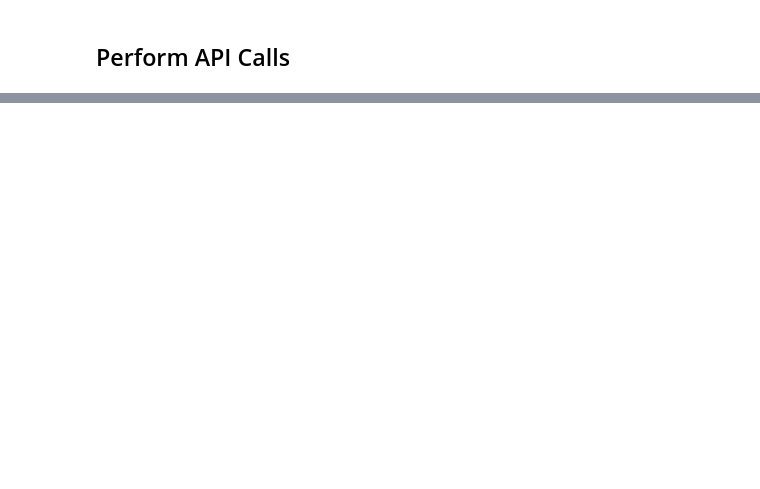
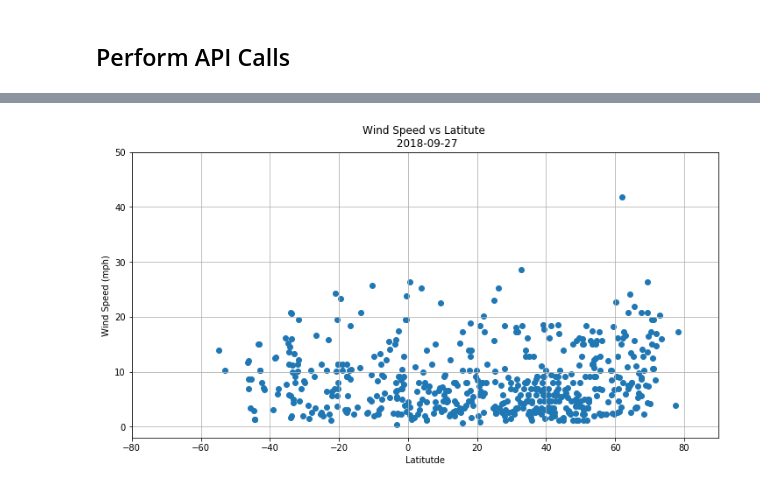
Before and after one commit to XaraRoy/API-Homework, a Jupyter notebook: WeatherAPI.ipynb, the cells around one changed output, grey strips where cells are left out. Saved outputs shown, nothing was run; the diff lists cells and outputs as text; code cells hidden in the pictures; blank space fills up the shorter version.

```diff
--- a/WeatherAPI.ipynb
+++ b/WeatherAPI.ipynb
@@ -152,10 +164,13 @@ plt.savefig("CloudsvsLat.png")
 # %%
 #Wind Speed Vs Latitude
 plt.figure(figsize=(12,6))
 plt.scatter(Weather_DF["lat"], Weather_DF["Wind Speed"])
+plt.ylim(-2, 50)
 plt.xlim(-80, 90)
-plt.title("Wind Speed vs Latitute")
+plt.title(f"Wind Speed vs Latitute \n {date}")
 plt.ylabel("Wind Speed (mph)")
 plt.xlabel("Latitutde")
 plt.grid(b=True)
 plt.savefig("WindvsLat.png")
+# %% [output]
+[figure, added]
```
Also changed, not shown: parts of 6 cells of this notebook.
